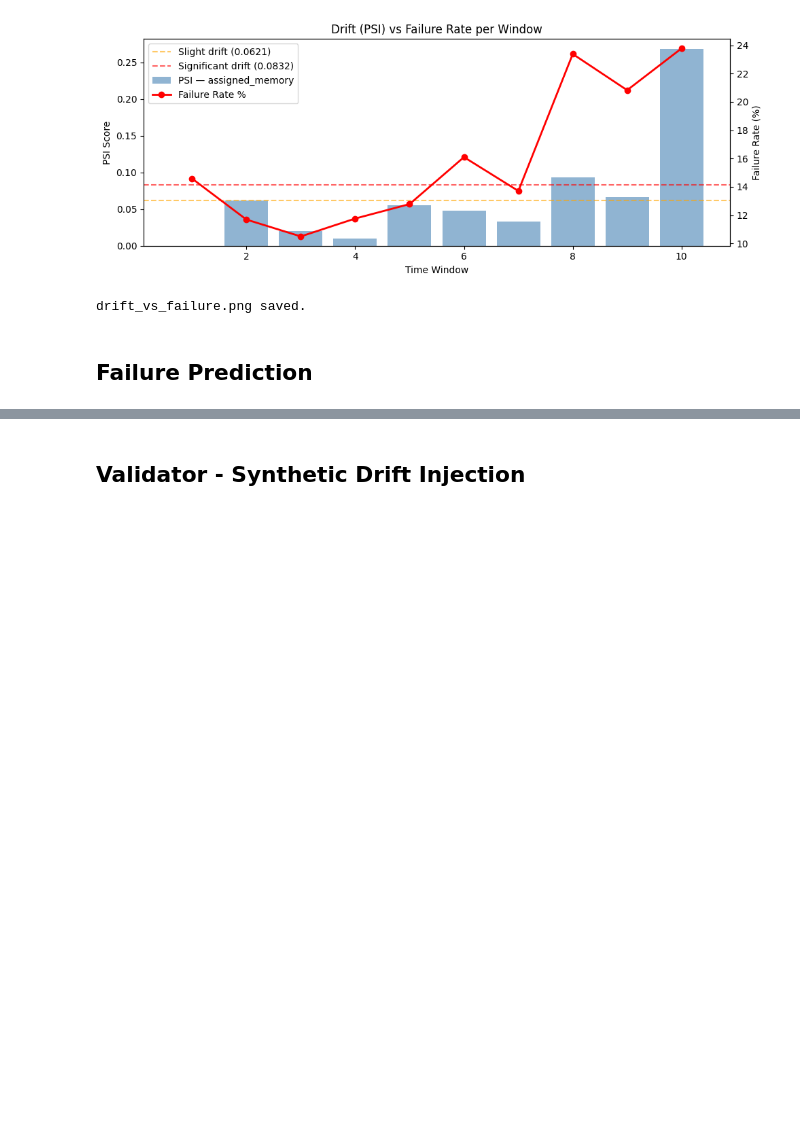
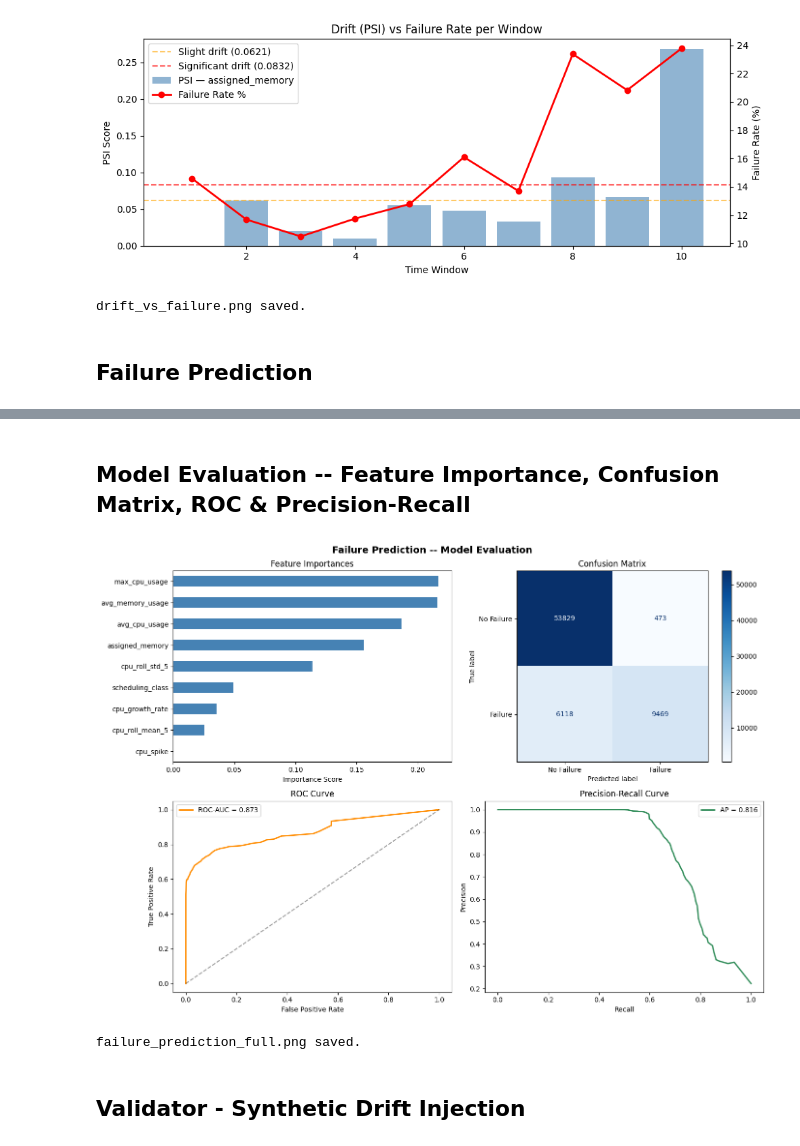
Before and after one commit to SuryaK5125/behavioral-drift-detection, a Jupyter notebook: behavioral_drift_detection.ipynb, the cells around one changed output, grey strips where cells are left out. Saved outputs shown, nothing was run; the diff lists cells and outputs as text; code cells hidden in the pictures; blank space fills up the shorter version.

```diff
--- a/behavioral_drift_detection.ipynb
+++ b/behavioral_drift_detection.ipynb
@@ -144,6 +146,8 @@ df = df_raw.select(
 
 df = df.filter(col("time") > 0)
 df = df.dropna(subset=["time", "avg_cpu_usage", "avg_memory_usage"])
+from pyspark.sql.functions import monotonically_increasing_id
+df = df.withColumn("row_id", monotonically_increasing_id())
 df.cache()
 
 print("Cleaned rows:", df.count())
@@ -209,7 +213,7 @@ from pyspark.sql.functions import ntile, percent_rank
 from pyspark.sql.window import Window
 
 # Sort by time and divide into 10 equal windows
-window_spec = Window.orderBy("time")
+window_spec = Window.orderBy("time", "row_id")
 df = df.withColumn("time_window", ntile(10).over(window_spec))
 
 # Verify window distribution
@@ -610,3 +671,49 @@ failure_prediction.png saved.
+# %% [markdown]
+## Model Evaluation -- Feature Importance, Confusion Matrix, ROC & Precision-Recall
+# %%
+from sklearn.metrics import ConfusionMatrixDisplay
+import matplotlib.pyplot as plt
+
+importances = pd.Series(clf.feature_importances_, index=features).sort_values()
+fpr, tpr, _ = roc_curve(y_test, y_proba)
+precision, recall, _ = precision_recall_curve(y_test, y_proba)
+
+fig, axes = plt.subplots(2, 2, figsize=(14, 10))
+
+importances.plot(kind='barh', ax=axes[0, 0], color='steelblue')
+axes[0, 0].set_title('Feature Importances')
+axes[0, 0].set_xlabel('Importance Score')
+
+ConfusionMatrixDisplay.from_predictions(
+    y_test, y_pred,
+    display_labels=['No Failure', 'Failure'],
+    cmap='Blues', ax=axes[0, 1]
+)
+axes[0, 1].set_title('Confusion Matrix')
+
+axes[1, 0].plot(fpr, tpr, color='darkorange', linewidth=2,
+                label=f'ROC-AUC = {roc_auc_score(y_test, y_proba):.3f}')
+axes[1, 0].plot([0, 1], [0, 1], 'k--', alpha=0.4)
+axes[1, 0].set_xlabel('False Positive Rate')
+axes[1, 0].set_ylabel('True Positive Rate')
+axes[1, 0].set_title('ROC Curve')
+axes[1, 0].legend()
+
+axes[1, 1].plot(recall, precision, color='seagreen', linewidth=2,
+                label=f'AP = {average_precision_score(y_test, y_proba):.3f}')
+axes[1, 1].set_xlabel('Recall')
+axes[1, 1].set_ylabel('Precision')
+axes[1, 1].set_title('Precision-Recall Curve')
+axes[1, 1].legend()
+
+plt.suptitle('Failure Prediction -- Model Evaluation', fontsize=14, fontweight='bold')
+plt.tight_layout()
+plt.savefig('failure_prediction_full.png', dpi=150, bbox_inches='tight')
+plt.show()
+print("failure_prediction_full.png saved.")
+# %% [output]
+[figure, added]
+failure_prediction_full.png saved.
 # %% [markdown]
 ## Validator - Synthetic Drift Injection
 # %%
```
Also changed, not shown: parts of 19 cells of this notebook.
